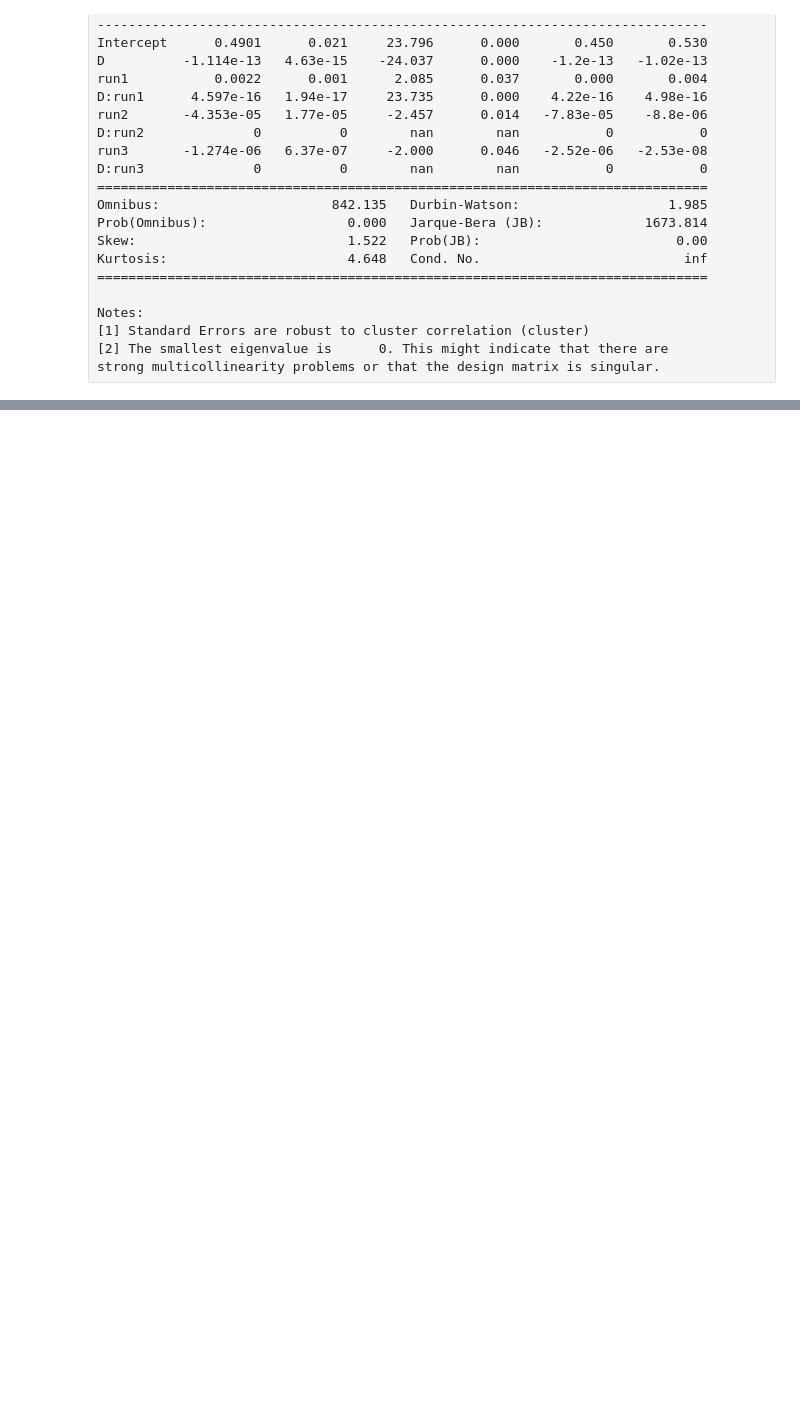
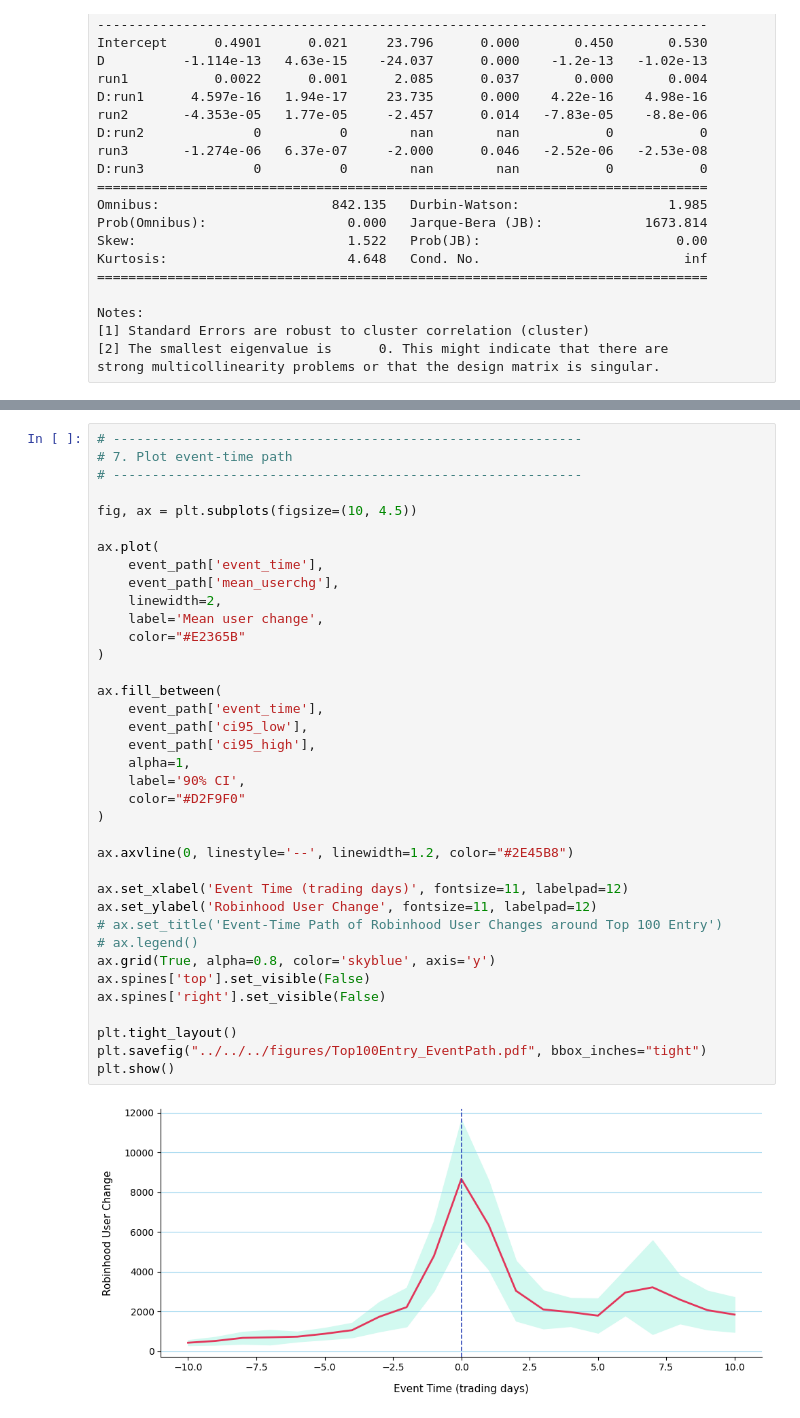
Before and after one commit to YVYX04/Bachelor_Thesis, a Jupyter notebook: notebooks/main/hypotheses/02_TopMovers_asvi.ipynb, the cells around one changed output, grey strips where cells are left out. Saved outputs shown, nothing was run; the diff lists cells and outputs as text; blank space fills up the shorter version.

```diff
--- a/notebooks/main/hypotheses/02_TopMovers_asvi.ipynb
+++ b/notebooks/main/hypotheses/02_TopMovers_asvi.ipynb
@@ -2044,0 +2431,39 @@ strong multicollinearity problems or that the design matrix is singular.
+# %%
+# ------------------------------------------------------------
+# 7. Plot event-time path
+# ------------------------------------------------------------
+
+fig, ax = plt.subplots(figsize=(10, 4.5))
+
+ax.plot(
+    event_path['event_time'],
+    event_path['mean_userchg'],
+    linewidth=2,
+    label='Mean user change',
+    color="#E2365B"
+)
+
+ax.fill_between(
+    event_path['event_time'],
+    event_path['ci95_low'],
+    event_path['ci95_high'],
+    alpha=1,
+    label='90% CI',
+    color="#D2F9F0"
+)
+
+ax.axvline(0, linestyle='--', linewidth=1.2, color="#2E45B8")
+
+ax.set_xlabel('Event Time (trading days)', fontsize=11, labelpad=12)
+ax.set_ylabel('Robinhood User Change', fontsize=11, labelpad=12)
+# ax.set_title('Event-Time Path of Robinhood User Changes around Top 100 Entry')
+# ax.legend()
+ax.grid(True, alpha=0.8, color='skyblue', axis='y')
+ax.spines['top'].set_visible(False)
+ax.spines['right'].set_visible(False)
+
+plt.tight_layout()
+plt.savefig("../../../figures/Top100Entry_EventPath.pdf", bbox_inches="tight")
+plt.show()
+# %% [output]
+[figure, added]
```
Also changed, not shown: parts of 39 cells of this notebook, 10 other files.
